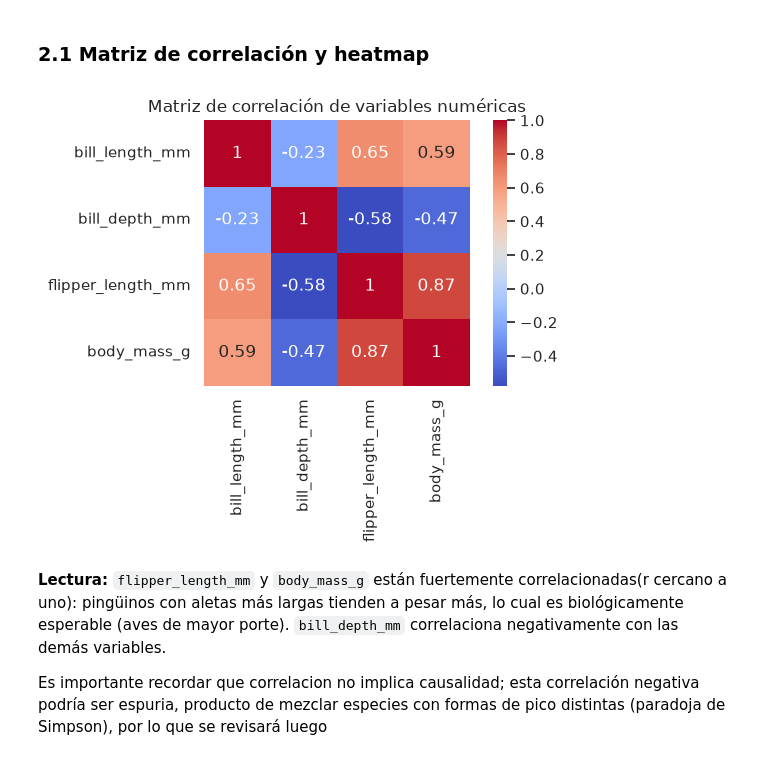
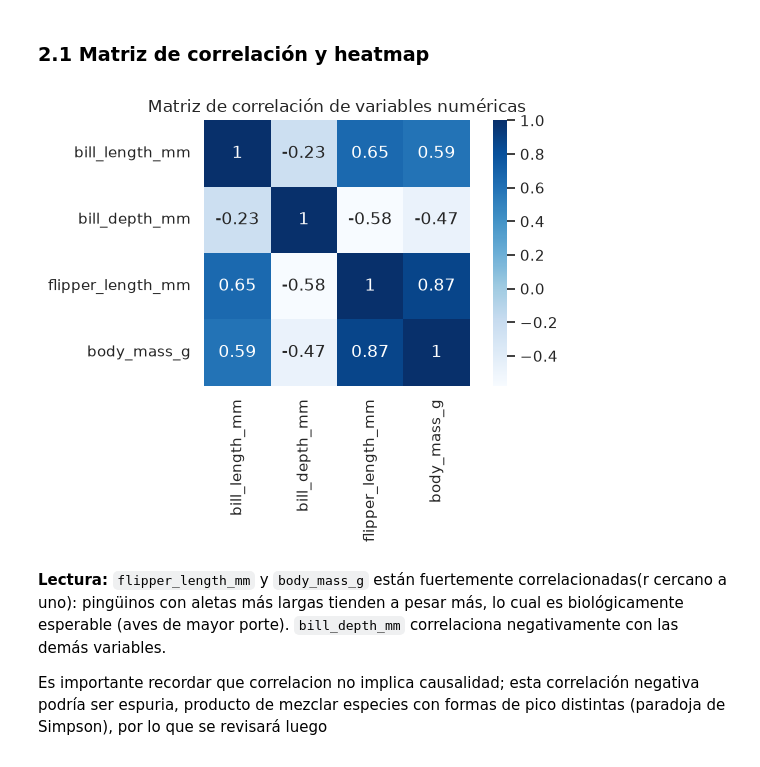
Before and after one commit to maxippacheco/tp1_lab_II_2026, a Jupyter notebook: TP1_Laboratorio_de_datos_2.ipynb, the cells around one changed output. Cells and saved outputs as stored; diff of their text form; code cells hidden in the pictures.

```diff
--- a/TP1_Laboratorio_de_datos_2.ipynb
+++ b/TP1_Laboratorio_de_datos_2.ipynb
@@ -243,12 +243,12 @@ características de las propiedades.
 # %%
 matriz_corr = pinguinos.select_dtypes(include="number").corr()
 
-sns.heatmap(matriz_corr, annot=True, cmap="coolwarm", square=True)
+sns.heatmap(matriz_corr, annot=True, cmap="Blues", square=True)
 plt.title("Matriz de correlación de variables numéricas")
 plt.tight_layout()
 plt.show()
 # %% [output]
-[figure, old version]
+[figure, new version]
 # %% [markdown]
 **Lectura:** `flipper_length_mm` y `body_mass_g` están fuertemente correlacionadas(r cercano a uno):
 pingüinos con aletas más largas tienden a pesar más, lo cual es biológicamente esperable (aves de
```
Also changed, not shown: parts of 44 cells of this notebook, 4 other files.
